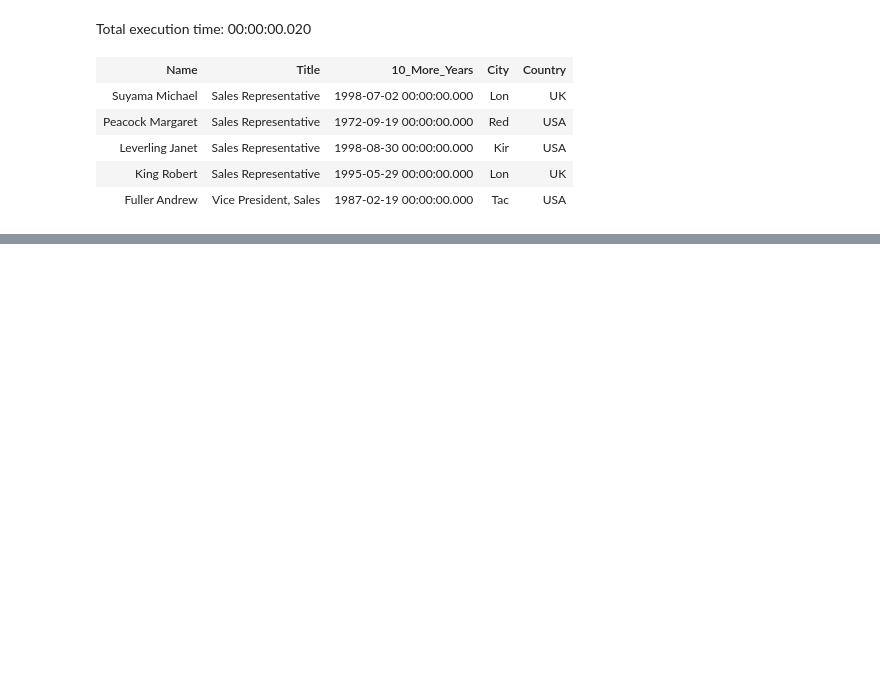
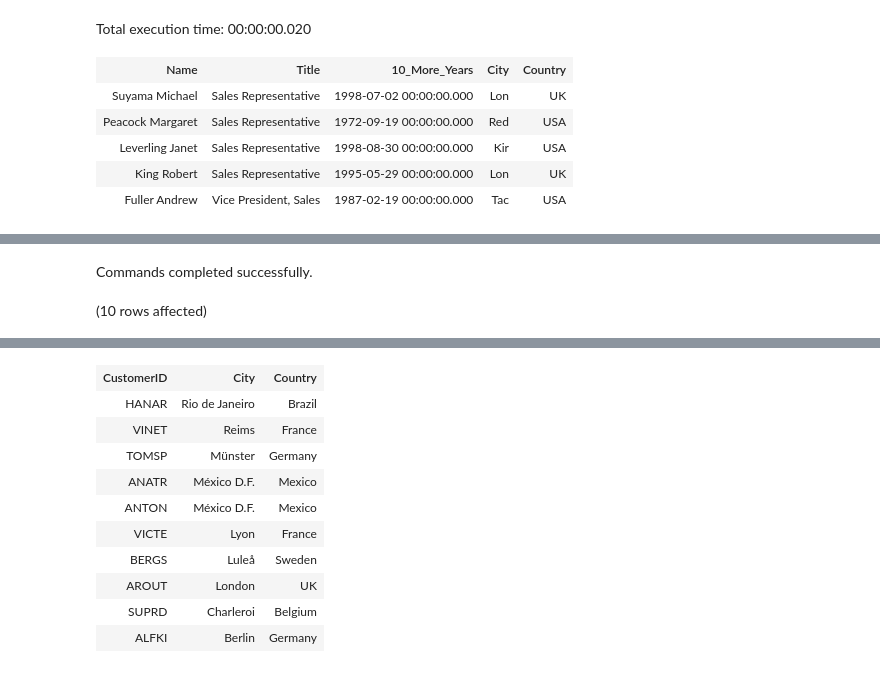
Before and after one commit to KCracks/KBIA_Portfolio, a Jupyter notebook: Kamani_SQL 25 Tips_Notebook.ipynb, the cells around one changed output, grey strips where cells are left out. Drawn from its saved outputs; the diff is of its cells as text; code cells hidden in the pictures; blank space fills up the shorter version.

```diff
--- a/Kamani_SQL 25 Tips_Notebook.ipynb
+++ b/Kamani_SQL 25 Tips_Notebook.ipynb
@@ -894,0 +1003,19 @@ The following query uses the DATEADD function to add a specific amount of time t
+# %%
+-- Example:
+USE Northwind_2023;
+GO
+
+SELECT top 5 cus.CustomerID
+            ,cus.City
+            ,cus.Country
+FROM dbo.Customers cus
+UNION
+SELECT top 5 ord.CustomerID
+            ,ord.ShipCity
+            ,ord.ShipCountry
+FROM dbo.Orders ord
+ORDER BY City DESC
+;
+# %% [output]
+Commands completed successfully.
+(10 rows affected)
@@ -894,0 +1023,11 @@ The following query uses the DATEADD function to add a specific amount of time t
+| CustomerID | City | Country |
+| HANAR | Rio de Janeiro | Brazil |
+| VINET | Reims | France |
+| TOMSP | Münster | Germany |
+| ANATR | México D.F. | Mexico |
+| ANTON | México D.F. | Mexico |
+| VICTE | Lyon | France |
+| BERGS | Luleå | Sweden |
+| AROUT | London | UK |
+| SUPRD | Charleroi | Belgium |
+| ALFKI | Berlin | Germany |
```
Also changed, not shown: parts of 31 cells of this notebook.
